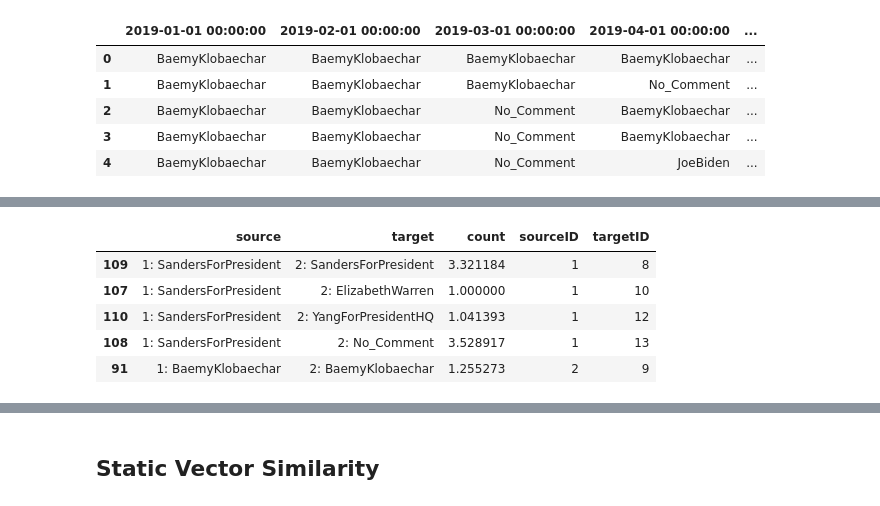
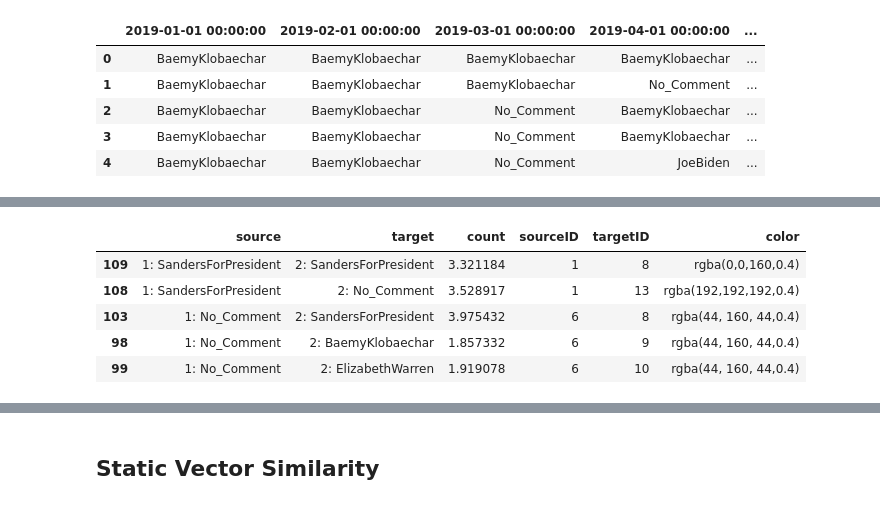
Before and after one commit to CSSLab/political-subreddits, a Jupyter notebook: Exploratory_Analysis.ipynb, the cells around one changed output, grey strips where cells are left out. Saved outputs shown, nothing was run; the diff lists cells and outputs as text; code cells hidden in the pictures.

```diff
--- a/Exploratory_Analysis.ipynb
+++ b/Exploratory_Analysis.ipynb
@@ -56,6 +79,9 @@ polling_agg
 | 323 | 2020-04-27 | Joseph R. Biden Jr. | 68.0 |
 324 rows × 3 columns
 # %%
+poll_mapping = {}
+for a,b in zip(candidate_names,px.colors.qualitative.Plotly):
+    poll_mapping[a] = b
 args = {
     "x": "week",
     "y": "pct",
@@ -64,7 +90,7 @@ args = {
     "title":  "2020 Democratic Nominee Polls",
     "template": "simple_white",
     "labels": {"pct": "Polling Average", "week": "Week", "candidate_name": "Candidate"},
-    "color_discrete_map": mapping
+    "color_discrete_map": poll_mapping
 }
 
 fig = px.line(polling_agg,**args)
@@ -235,8 +300,7 @@ flow.head()
 | 3 | BaemyKlobaechar | BaemyKlobaechar | No_Comment | BaemyKlobaechar | ... |
 | 4 | BaemyKlobaechar | BaemyKlobaechar | No_Comment | JoeBiden | ... |
 # %%
-for i, col in enumerate(flow.columns):
-    if not col == "count":
-        flow[col] = flow[col].apply(lambda x : "{}: {}".format(i+1,x))
+for i, col in enumerate(flow.columns[:-1]):
+    flow[col] = flow[col].apply(lambda x : "{}: {}".format(i+1,x))
 flow.head()
 # %% [output]
@@ -261,29 +313,38 @@ flow.head()
 # %%
 # transform df into a source-target pair
 f_cols = list(flow.columns)
 
 label_list = ["{}: {}".format(i+1,cand) for i in range(12) for cand in left_candidates+["No_Comment"]]
 color_list = [px.colors.qualitative.T10[c] for i in range(12) for c in range(len(left_candidates+["No_Comment"]))]
 source_target_df =  pd.DataFrame(columns=['source','target','count'])
 for i in range(len(f_cols)-2):
     temp_df = flow[[f_cols[i],f_cols[i+1],'count']]
     temp_df.columns = ['source','target','count']
     source_target_df = pd.concat([source_target_df,temp_df])
     source_target_df = source_target_df.groupby(['source','target']).agg({'count':'sum'}).reset_index()
 
 # add index for source-target pair
 source_target_df['sourceID'] = source_target_df['source'].apply(lambda x: label_list.index(x))
 source_target_df['targetID'] = source_target_df['target'].apply(lambda x: label_list.index(x))
+source_target_df = source_target_df[source_target_df["count"] > 70]
 source_target_df["count"] = source_target_df["count"].apply(lambda x: np.log10(x))
 source_target_df = source_target_df.sort_values(["sourceID","targetID"])
+def color(row):
+    s,t  = row["source"], row["target"]
+    # Get the name after the colon
+    s,t = s.split(":",1)[1].strip(),t.split(":",1)[1].strip()
+    if t == "No_Comment":
+        return "rgba(192,192,192,0.4)"
+    return "rgba(0,0,160,0.4)" if s==t else "rgba(44, 160, 44,0.4)"
+source_target_df["color"] = source_target_df[["source","target"]].apply(color,axis=1)
 source_target_df.head()
 # %% [output]
-|  | source | target | count | sourceID | targetID |
-| 109 | 1: SandersForPresident | 2: SandersForPresident | 3.321184 | 1 | 8 |
-| 107 | 1: SandersForPresident | 2: ElizabethWarren | 1.000000 | 1 | 10 |
-| 110 | 1: SandersForPresident | 2: YangForPresidentHQ | 1.041393 | 1 | 12 |
-| 108 | 1: SandersForPresident | 2: No_Comment | 3.528917 | 1 | 13 |
-| 91 | 1: BaemyKlobaechar | 2: BaemyKlobaechar | 1.255273 | 2 | 9 |
+|  | source | target | count | sourceID | targetID | color |
+| 109 | 1: SandersForPresident | 2: SandersForPresident | 3.321184 | 1 | 8 | rgba(0,0,160,0.4) |
+| 108 | 1: SandersForPresident | 2: No_Comment | 3.528917 | 1 | 13 | rgba(192,192,192,0.4) |
+| 103 | 1: No_Comment | 2: SandersForPresident | 3.975432 | 6 | 8 | rgba(44, 160, 44,0.4) |
+| 98 | 1: No_Comment | 2: BaemyKlobaechar | 1.857332 | 6 | 9 | rgba(44, 160, 44,0.4) |
+| 99 | 1: No_Comment | 2: ElizabethWarren | 1.919078 | 6 | 10 | rgba(44, 160, 44,0.4) |
 # %%
 data = [go.Sankey(
             node = dict(
```
Also changed, not shown: parts of 25 cells of this notebook, 4 other files.
